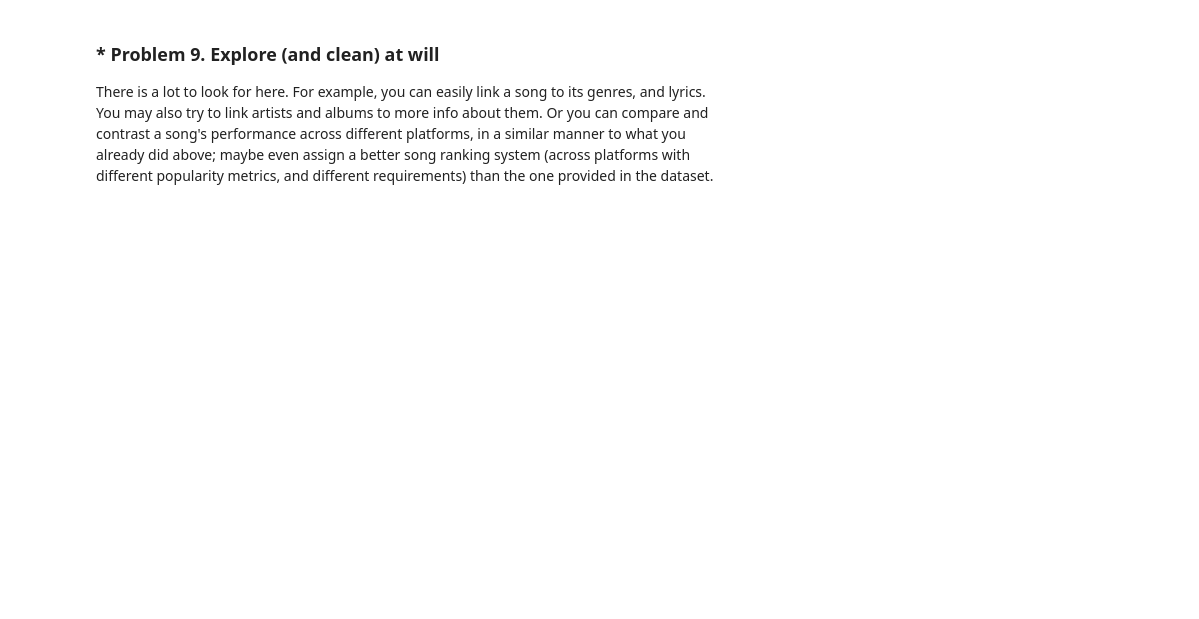
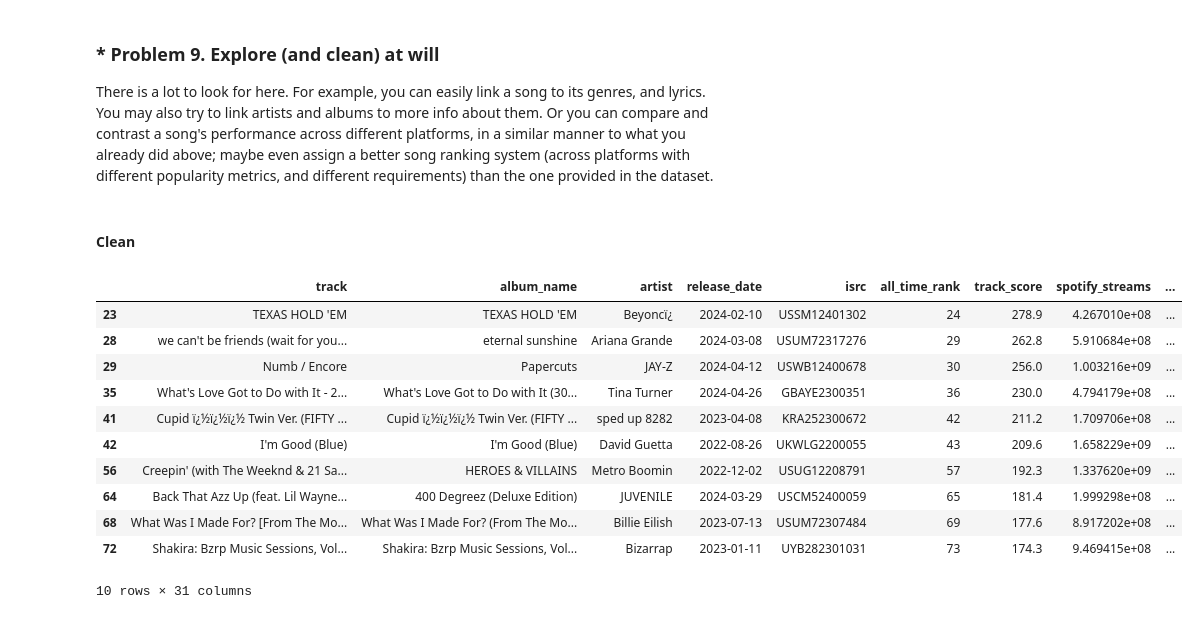
Before and after one commit to i11g/Data-Visualization, a Jupyter notebook: Data Visualization and EDA Lab.ipynb, the cells around one changed output. Cells and saved outputs as stored; diff of their text form; code cells hidden in the pictures; blank space fills up the shorter version.

```diff
--- a/Data Visualization and EDA Lab.ipynb
+++ b/Data Visualization and EDA Lab.ipynb
@@ -237,10 +379,25 @@ In both parts, it would be helpful to see the actual songs.
 # %% [markdown]
 ### * Problem 9. Explore (and clean) at will
 There is a lot to look for here. For example, you can easily link a song to its genres, and lyrics. You may also try to link artists and albums to more info about them. Or you can compare and contrast a song's performance across different platforms, in a similar manner to what you already did above; maybe even assign a better song ranking system (across platforms with different popularity metrics, and different requirements) than the one provided in the dataset.
+# %% [markdown]
+#### Clean
 # %%
 # pd.set_option('display.max_rows', 1000)
 # %%
-songs_spofity[songs_spofity["Track"].str.contains(r"[^a-zA-Z0-9\s\-\,.!?()]", na = False)].head(10)
+songs_spotify[songs_spotify["track"].str.contains(r"[^a-zA-Z0-9\s\-\,.!?()]", na = False)].head(10)
+# %% [output]
+|  | track | album_name | artist | release_date | isrc | all_time_rank | track_score | spotify_streams | ... |
+| 23 | TEXAS HOLD 'EM | TEXAS HOLD 'EM | Beyoncï¿ | 2024-02-10 | USSM12401302 | 24 | 278.9 | 4.267010e+08 | ... |
+| 28 | we can't be friends (wait for you... | eternal sunshine | Ariana Grande | 2024-03-08 | USUM72317276 | 29 | 262.8 | 5.910684e+08 | ... |
+| 29 | Numb / Encore | Papercuts | JAY-Z | 2024-04-12 | USWB12400678 | 30 | 256.0 | 1.003216e+09 | ... |
+| 35 | What's Love Got to Do with It - 2... | What's Love Got to Do with It (30... | Tina Turner | 2024-04-26 | GBAYE2300351 | 36 | 230.0 | 4.794179e+08 | ... |
+| 41 | Cupid ï¿½ï¿½ï¿½ Twin Ver. (FIFTY ... | Cupid ï¿½ï¿½ï¿½ Twin Ver. (FIFTY ... | sped up 8282 | 2023-04-08 | KRA252300672 | 42 | 211.2 | 1.709706e+08 | ... |
+| 42 | I'm Good (Blue) | I'm Good (Blue) | David Guetta | 2022-08-26 | UKWLG2200055 | 43 | 209.6 | 1.658229e+09 | ... |
+| 56 | Creepin' (with The Weeknd & 21 Sa... | HEROES & VILLAINS | Metro Boomin | 2022-12-02 | USUG12208791 | 57 | 192.3 | 1.337620e+09 | ... |
+| 64 | Back That Azz Up (feat. Lil Wayne... | 400 Degreez (Deluxe Edition) | JUVENILE | 2024-03-29 | USCM52400059 | 65 | 181.4 | 1.999298e+08 | ... |
+| 68 | What Was I Made For? [From The Mo... | What Was I Made For? (From The Mo... | Billie Eilish | 2023-07-13 | USUM72307484 | 69 | 177.6 | 8.917202e+08 | ... |
+| 72 | Shakira: Bzrp Music Sessions, Vol... | Shakira: Bzrp Music Sessions, Vol... | Bizarrap | 2023-01-11 | UYB282301031 | 73 | 174.3 | 9.469415e+08 | ... |
+10 rows × 31 columns
 # %%
 #problematic_rows = songs_spofity[songs_spofity['Track'].str.contains(r"[^a-zA-Z0-9\s\-\'.,!?()]", na=False)]
 # %%
```
Also changed, not shown: parts of 31 cells of this notebook, 1 other file.
